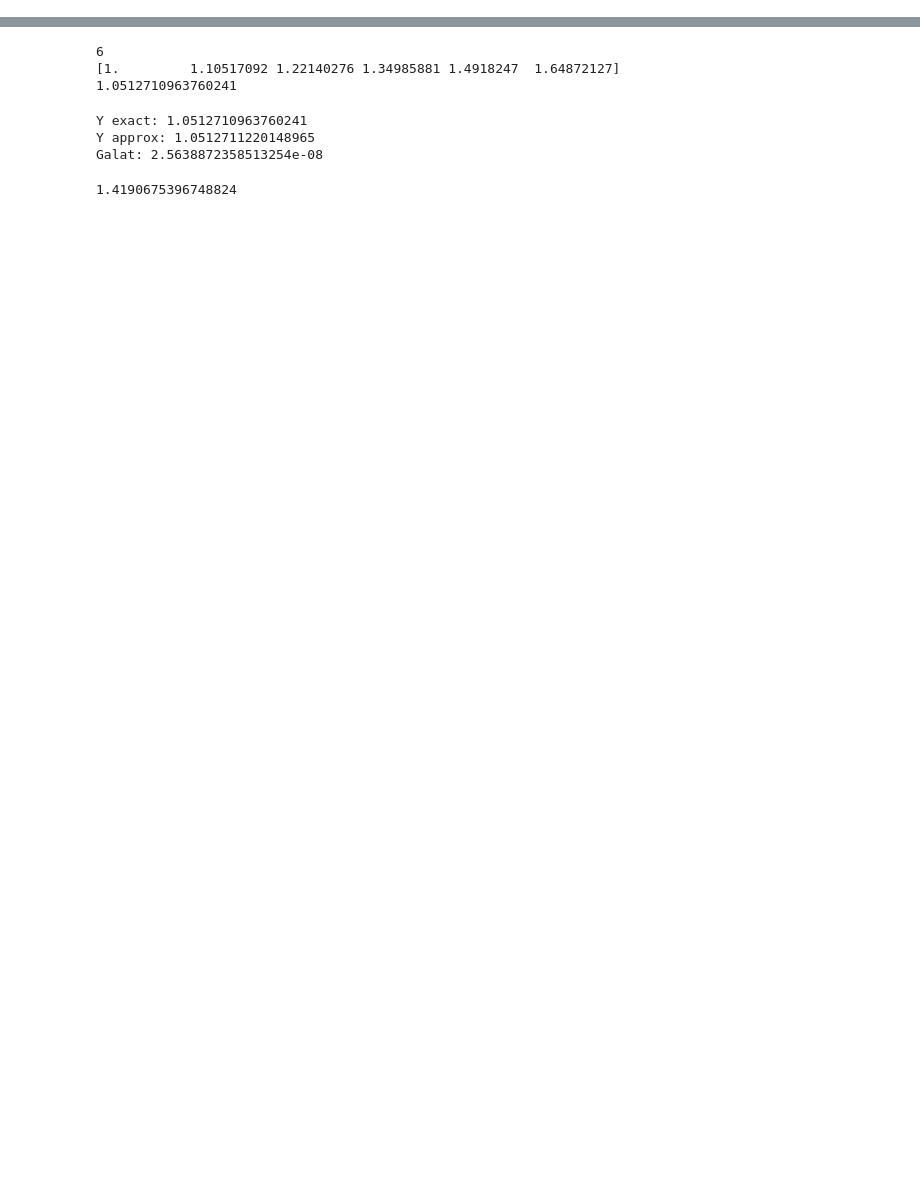
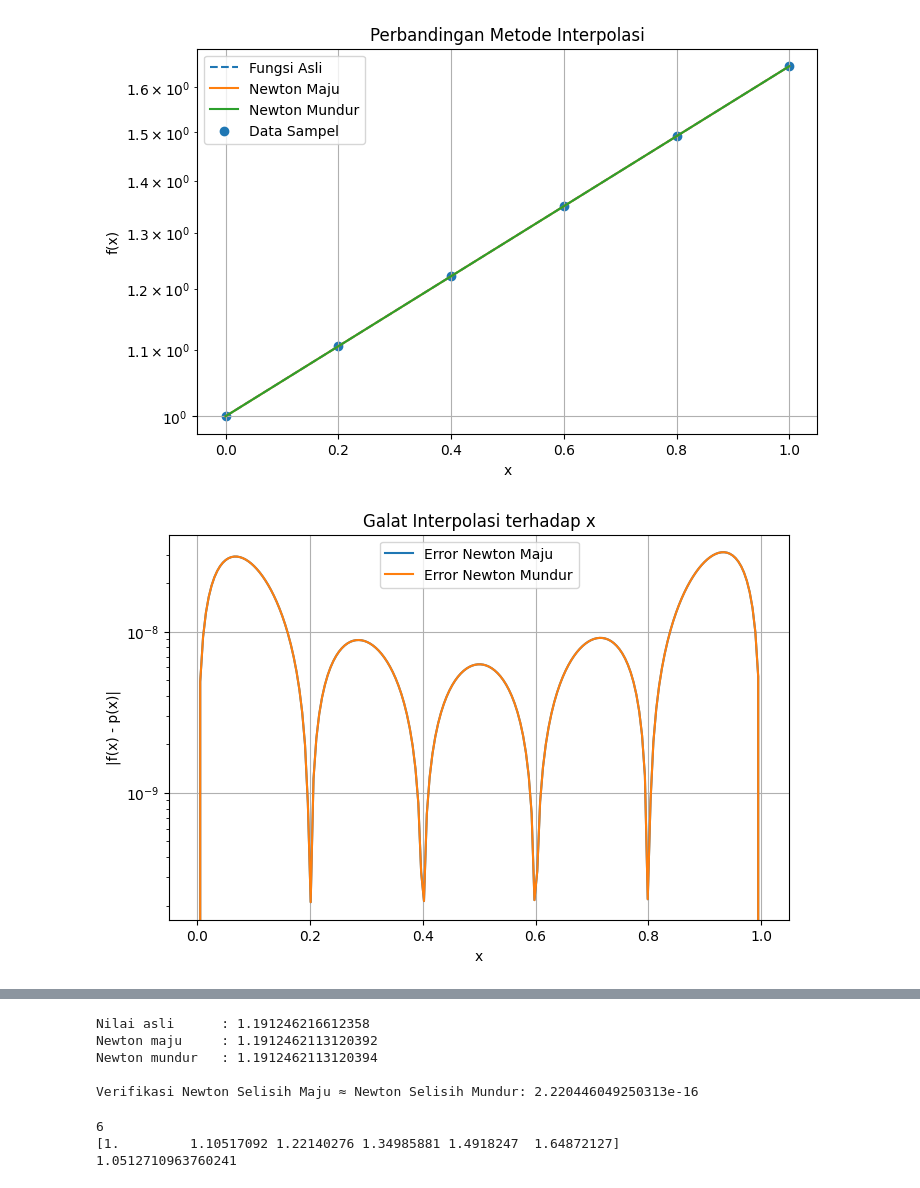
Before and after one commit to 404visco/IoT-Kelompok9, a Jupyter notebook: SEM 2/MetNum/interpolasi.ipynb, the cells around one changed output, grey strips where cells are left out. Drawn from its saved outputs; the diff is of its cells as text; code cells hidden in the pictures; blank space fills up the shorter version.

```diff
--- a/SEM 2/MetNum/interpolasi.ipynb
+++ b/SEM 2/MetNum/interpolasi.ipynb
@@ -3,0 +202,31 @@ import numpy as np
+# %%
+# 7.8 EKSPERIMEN 1
+
+x = sp.Symbol('x')
+fx = sp.E**(0.5*x)
+f = sp.lambdify(x, fx, 'numpy')
+
+# data diskret
+x_arr = np.arange(0,1.2,0.2)
+y_arr = f(x_arr)
+
+x_uji = 0.35
+
+nm = newton_maju(x_arr, y_arr, x_uji)
+nb = newton_mundur(x_arr, y_arr, x_uji)
+asli = f(x_uji)
+
+
+plot_perbandingan(f, x_arr, y_arr)
+plot_error(f, x_arr, y_arr)
+error_vs_grid(f)
+
+print("Nilai asli      :", asli)
+print("Newton maju     :", nm)
+print("Newton mundur   :", nb)
+
+print("\nVerifikasi Newton Selisih Maju ≈ Newton Selisih Mundur:",
+      abs(nm-nb))
+# %% [output]
+[figure, added]
+[figure, added]
@@ -4,3 +234,8 @@ import numpy as np
+Nilai asli      : 1.191246216612358
+Newton maju     : 1.1912462113120392
+Newton mundur   : 1.1912462113120394
+
+Verifikasi Newton Selisih Maju ≈ Newton Selisih Mundur: 2.220446049250313e-16
 # %%
 #Data
 x = sp.Symbol('x')
@@ -62,12 +255,0 @@ def newton_maju(x, y, x_target):
-# %%
-y_exact = fx(0.1)
-y_approx = newton_maju(x_arr, y_arr, 0.1)
-galat = abs(y_exact-    y_approx)
-
-print(f'Y exact: {y_exact}')
-print(f'Y approx: {y_approx}')
-print(f'Galat: {galat}')
-# %% [output]
-Y exact: 1.0512710963760241
-Y approx: 1.0512711220148965
-Galat: 2.5638872358513254e-08
@@ -115,4 +255,0 @@ def newton_mundur(x, y, x_target):
-# %%
-print(newton_mundur(x_arr, y_arr, 0.7))
-# %% [output]
-1.4190675396748824
```
Also changed, not shown: parts of 9 cells of this notebook.
